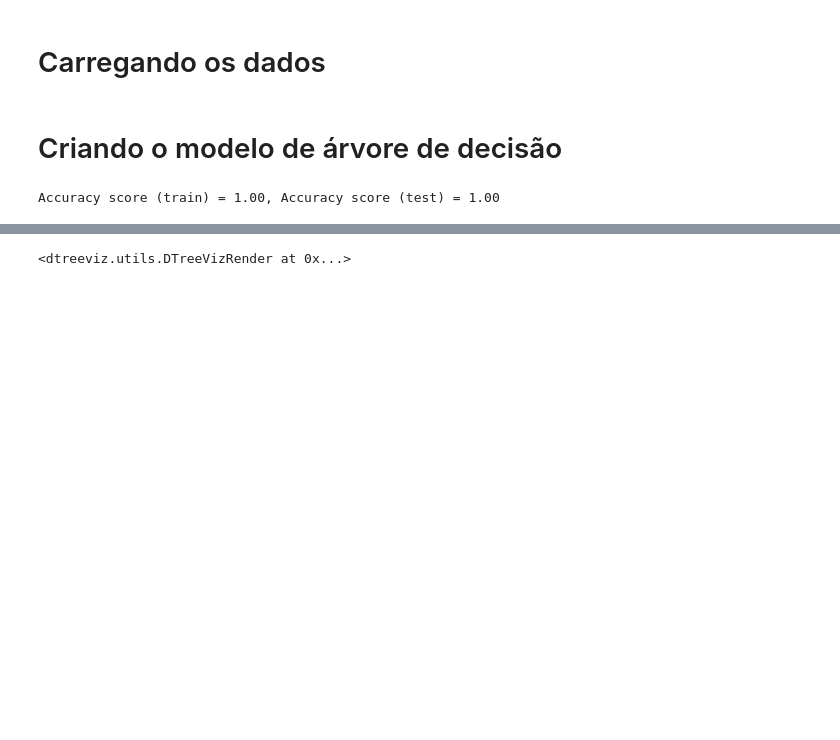
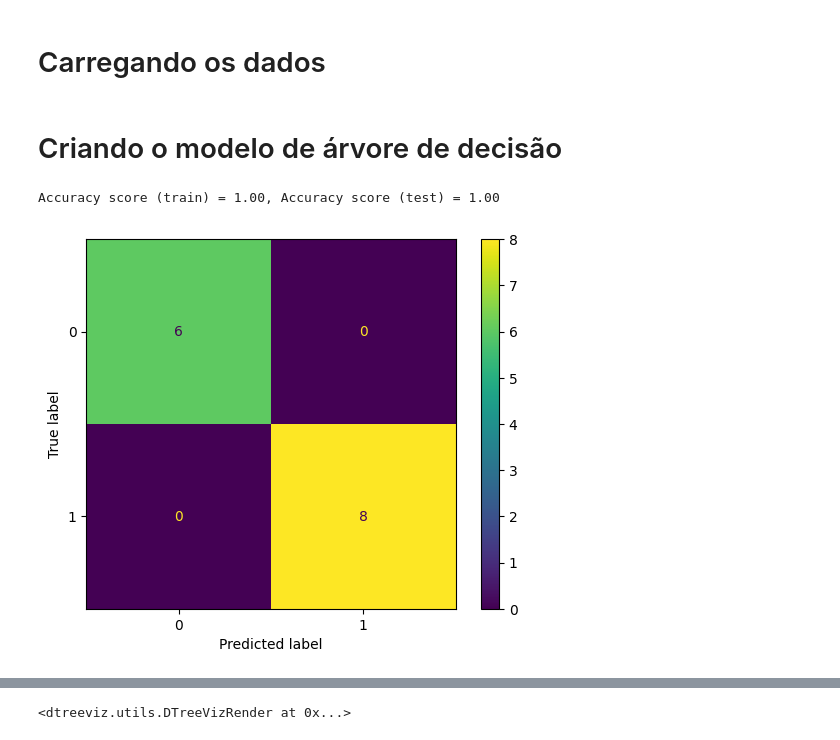
Before and after one commit to leseixas/aprendizagem-de-maquina, a Jupyter notebook: modelos/decision_tree.ipynb, the cells around one changed output, grey strips where cells are left out. Drawn from its saved outputs; the diff is of its cells as text; code cells hidden in the pictures; blank space fills up the shorter version.

Commit message:
Atualizando o modelo decision tree

```diff
--- a/modelos/decision_tree.ipynb
+++ b/modelos/decision_tree.ipynb
@@ -29,6 +29,10 @@ accuracy_test = accuracy_score(y_pred_test, y_test)
 print(f"Accuracy score (train) = {accuracy_train:.2f}, Accuracy score (test) = {accuracy_test:.2f}")
 # %% [output]
 Accuracy score (train) = 1.00, Accuracy score (test) = 1.00
+# %%
+disp = ConfusionMatrixDisplay.from_estimator(model, X_train, y_train)
+# %% [output]
+[figure, added]
 # %%
 from sklearn.tree import plot_tree
 
```
Also changed, not shown: parts of 3 cells of this notebook, 1 other file.
